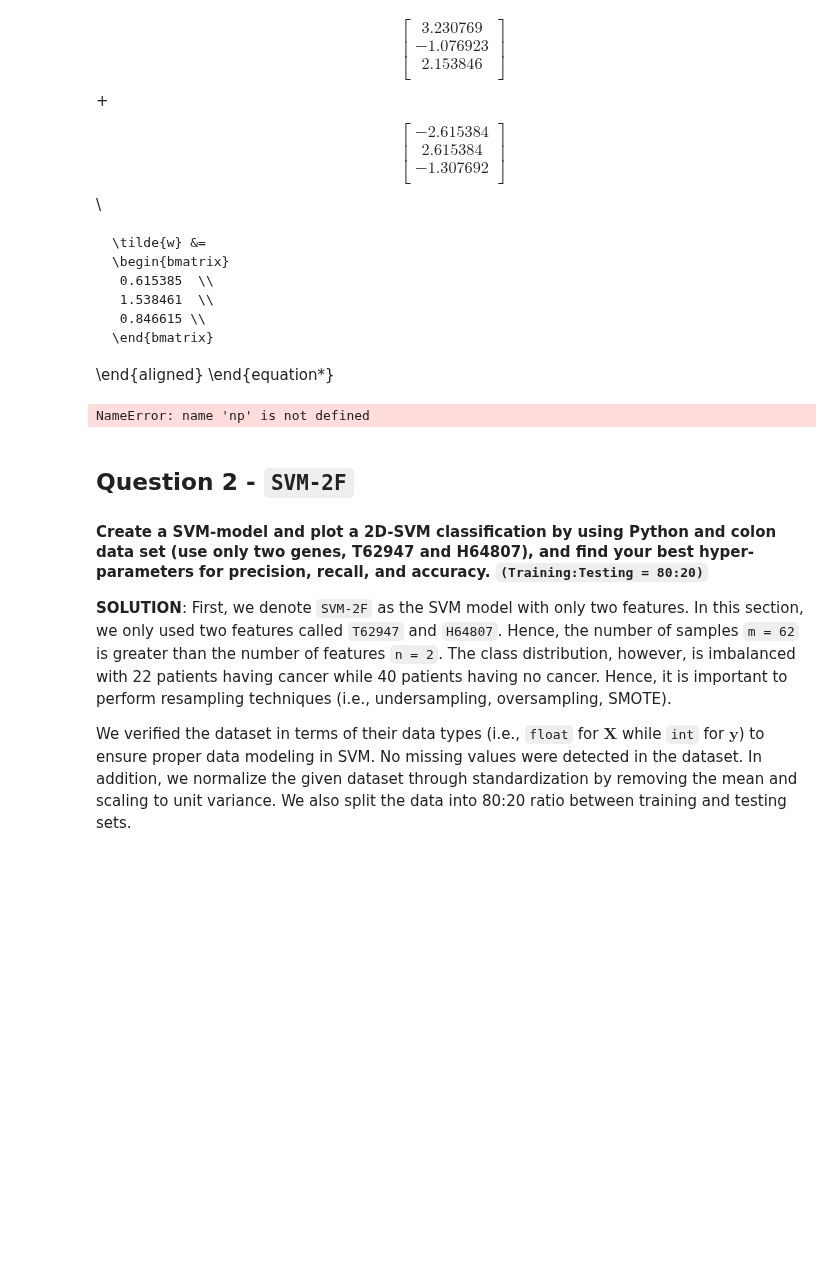
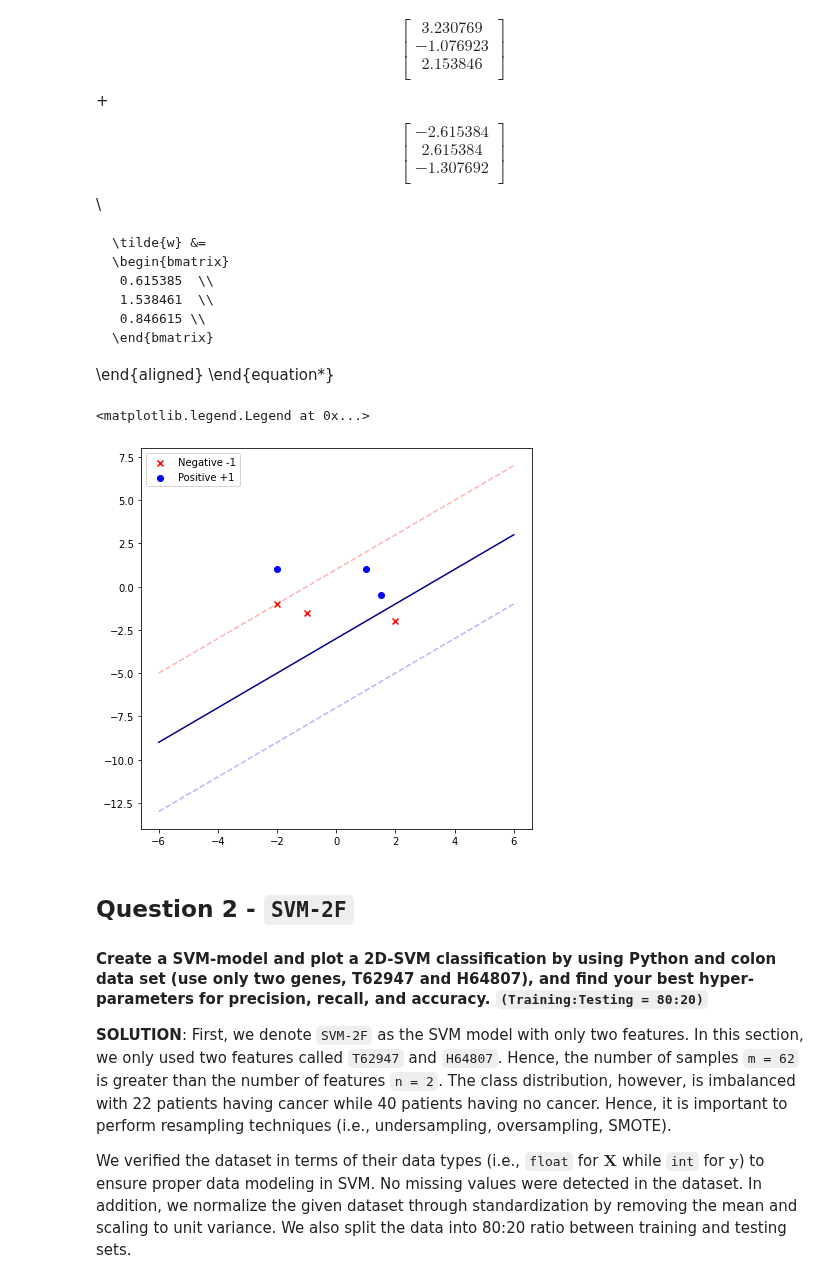
Before and after one commit to rrwabina/RADI608, a Jupyter notebook: Python Lectures/04 SVM/scripts/assignment.ipynb, the cells around one changed output. Saved outputs shown, nothing was run; the diff lists cells and outputs as text; code cells hidden in the pictures; blank space fills up the shorter version.

```diff
--- a/Python Lectures/04 SVM/scripts/assignment.ipynb
+++ b/Python Lectures/04 SVM/scripts/assignment.ipynb
@@ -163,28 +165,37 @@ Using Gaussian elimination, the $\alpha_i$ are given by $\alpha_1 = 2.153846$ an
 # %%
 x_pos = np.array([[-2,  1], [1, 1], [1.5, -0.5]])
 y_pos = np.array([1, 1, 1])
 
 x_neg = np.array([[-2, -1], [-1, -1.5],[2, -2]])
 y_neg = np.array([-1, -1, -1])
 
 x1 = np.linspace(-6, 6)
 x = np.vstack((np.linspace(-10,10),np.linspace(-10,10)))
 
 X = np.vstack((x_pos, x_neg))
 y = np.concatenate((y_pos,y_neg))
 
 w = np.array([0.615385, 1.538461]).reshape(-1,1)
 b = 0.846615
 
 fig = plt.figure(figsize = (7, 7))
 plt.scatter(x_neg[:,0], x_neg[:,1], marker = 'x', color = 'r', label = 'Negative -1')
 plt.scatter(x_pos[:,0], x_pos[:,1], marker = 'o', color = 'b', label = 'Positive +1')
 plt.plot(x1, x1  - 3, color = 'darkblue')
 plt.plot(x1, x1  - 7, linestyle = '--', alpha = .3, color = 'b')
 plt.plot(x1, x1  + 1, linestyle = '--', alpha = .3, color = 'r')
 plt.legend()
+
+fig = plt.figure(figsize = (7, 7))
+plt.scatter(x_neg[:,0], x_neg[:,1], marker = 'x', color = 'r', label = 'Negative -1')
+plt.scatter(x_pos[:,0], x_pos[:,1], marker = 'o', color = 'b', label = 'Positive +1')
+plt.plot(x1, x1  - 3, color = 'darkblue')
+plt.plot(x1, x1  - 7, linestyle = '--', alpha = .3, color = 'b')
+plt.plot(x1, x1  + 1, linestyle = '--', alpha = .3, color = 'r')
+plt.legend()
 # %% [output]
-NameError: name 'np' is not defined
+<matplotlib.legend.Legend at 0x...>
+[figure, added]
 # %% [markdown]
 ## Question 2 - <code>SVM-2F</code>
 #### Create a SVM-model and plot a 2D-SVM classification by using Python and colon data set (use only two genes, T62947 and H64807), and find your best hyper-parameters for precision, recall, and accuracy. <code>(Training:Testing = 80:20)</code>
```
Also changed, not shown: parts of 1 cell of this notebook.
